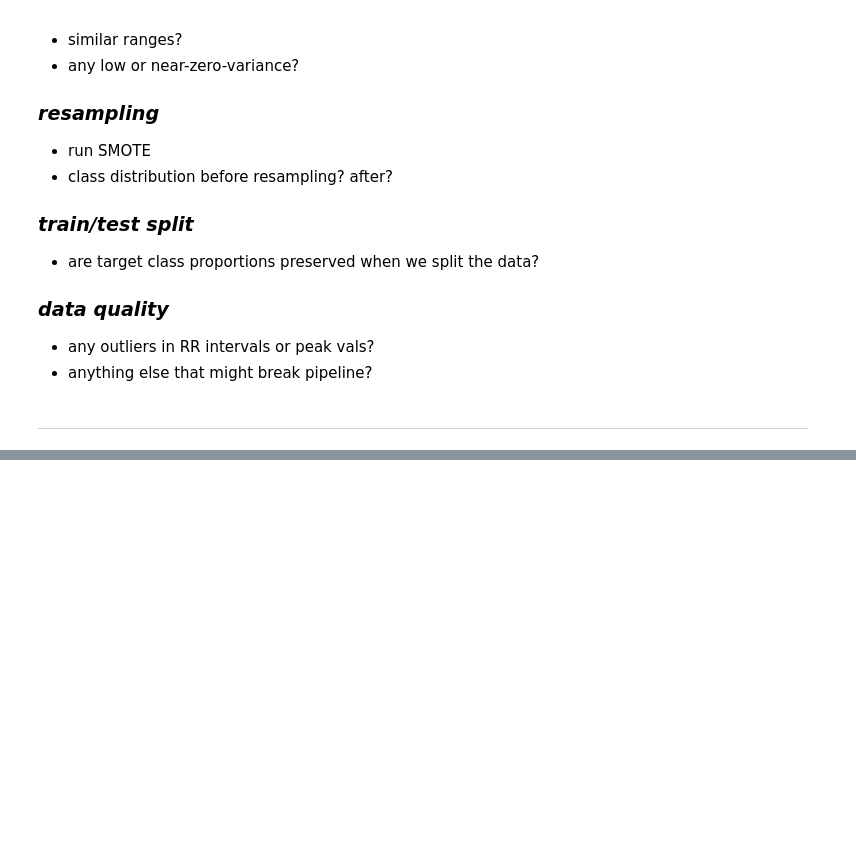
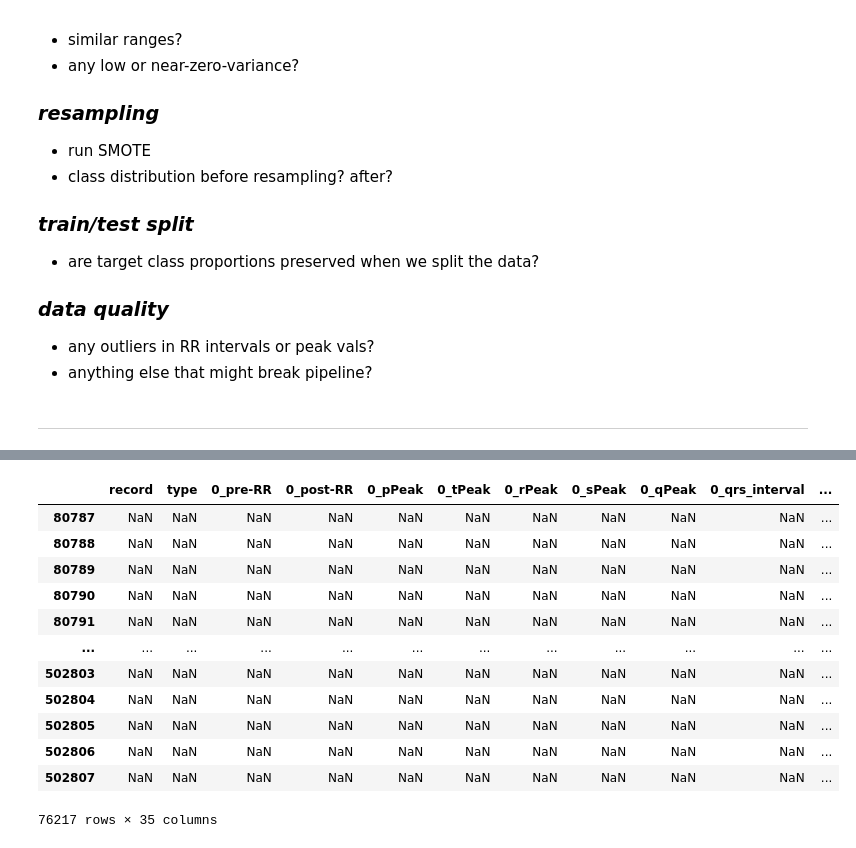
Before and after one commit to dcgale/heartbeat, a Jupyter notebook: notebooks/01-eda.ipynb, the cells around one changed output, grey strips where cells are left out. Drawn from its saved outputs; the diff is of its cells as text; code cells hidden in the pictures; blank space fills up the shorter version.

```diff
--- a/notebooks/01-eda.ipynb
+++ b/notebooks/01-eda.ipynb
@@ -50,0 +145,16 @@ import matplotlib.pyplot as plt
+# %%
+holter[holter['type'].isnull()]
+# %% [output]
+|  | record | type | 0_pre-RR | 0_post-RR | 0_pPeak | 0_tPeak | 0_rPeak | 0_sPeak | 0_qPeak | 0_qrs_interval | ... |
+| 80787 | NaN | NaN | NaN | NaN | NaN | NaN | NaN | NaN | NaN | NaN | ... |
+| 80788 | NaN | NaN | NaN | NaN | NaN | NaN | NaN | NaN | NaN | NaN | ... |
+| 80789 | NaN | NaN | NaN | NaN | NaN | NaN | NaN | NaN | NaN | NaN | ... |
+| 80790 | NaN | NaN | NaN | NaN | NaN | NaN | NaN | NaN | NaN | NaN | ... |
+| 80791 | NaN | NaN | NaN | NaN | NaN | NaN | NaN | NaN | NaN | NaN | ... |
+| ... | ... | ... | ... | ... | ... | ... | ... | ... | ... | ... | ... |
+| 502803 | NaN | NaN | NaN | NaN | NaN | NaN | NaN | NaN | NaN | NaN | ... |
+| 502804 | NaN | NaN | NaN | NaN | NaN | NaN | NaN | NaN | NaN | NaN | ... |
+| 502805 | NaN | NaN | NaN | NaN | NaN | NaN | NaN | NaN | NaN | NaN | ... |
+| 502806 | NaN | NaN | NaN | NaN | NaN | NaN | NaN | NaN | NaN | NaN | ... |
+| 502807 | NaN | NaN | NaN | NaN | NaN | NaN | NaN | NaN | NaN | NaN | ... |
+76217 rows × 35 columns
```
Also changed, not shown: parts of 31 cells of this notebook.
